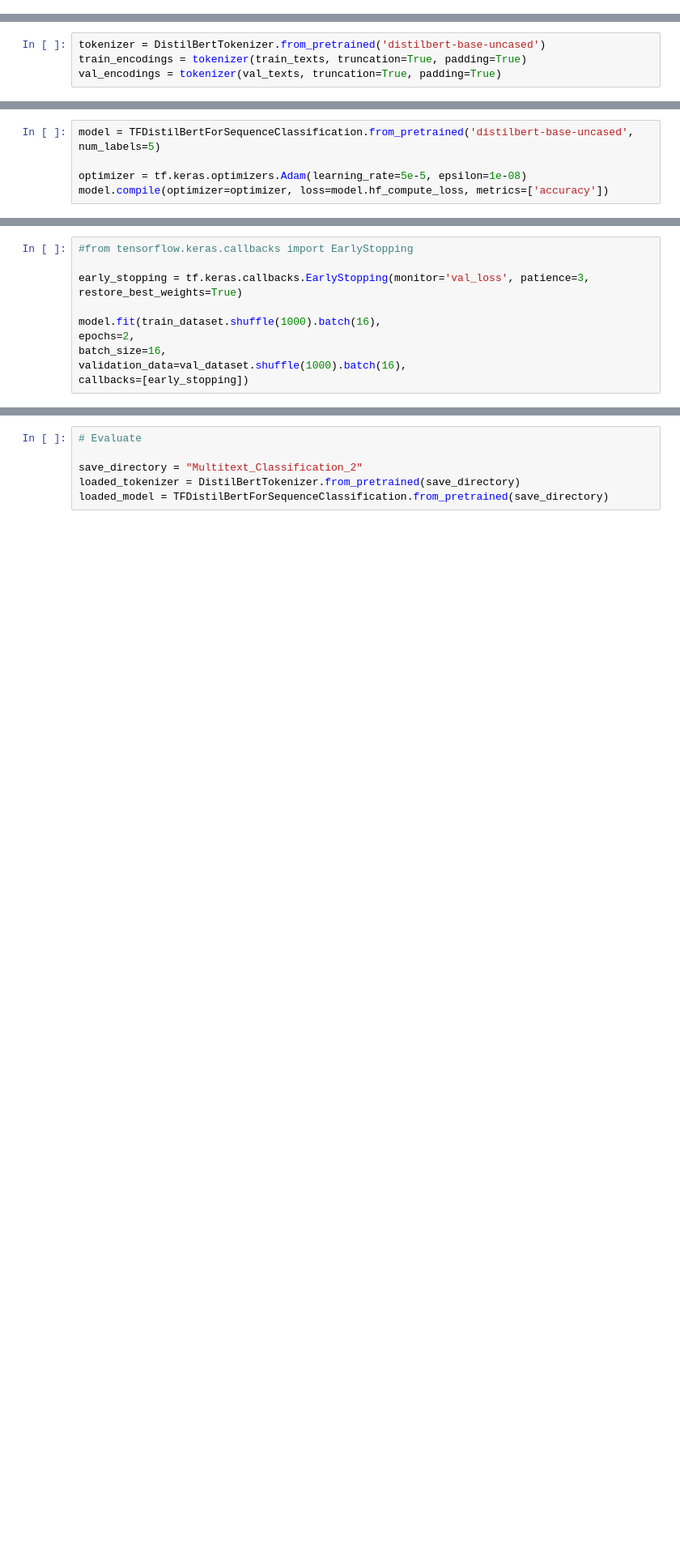
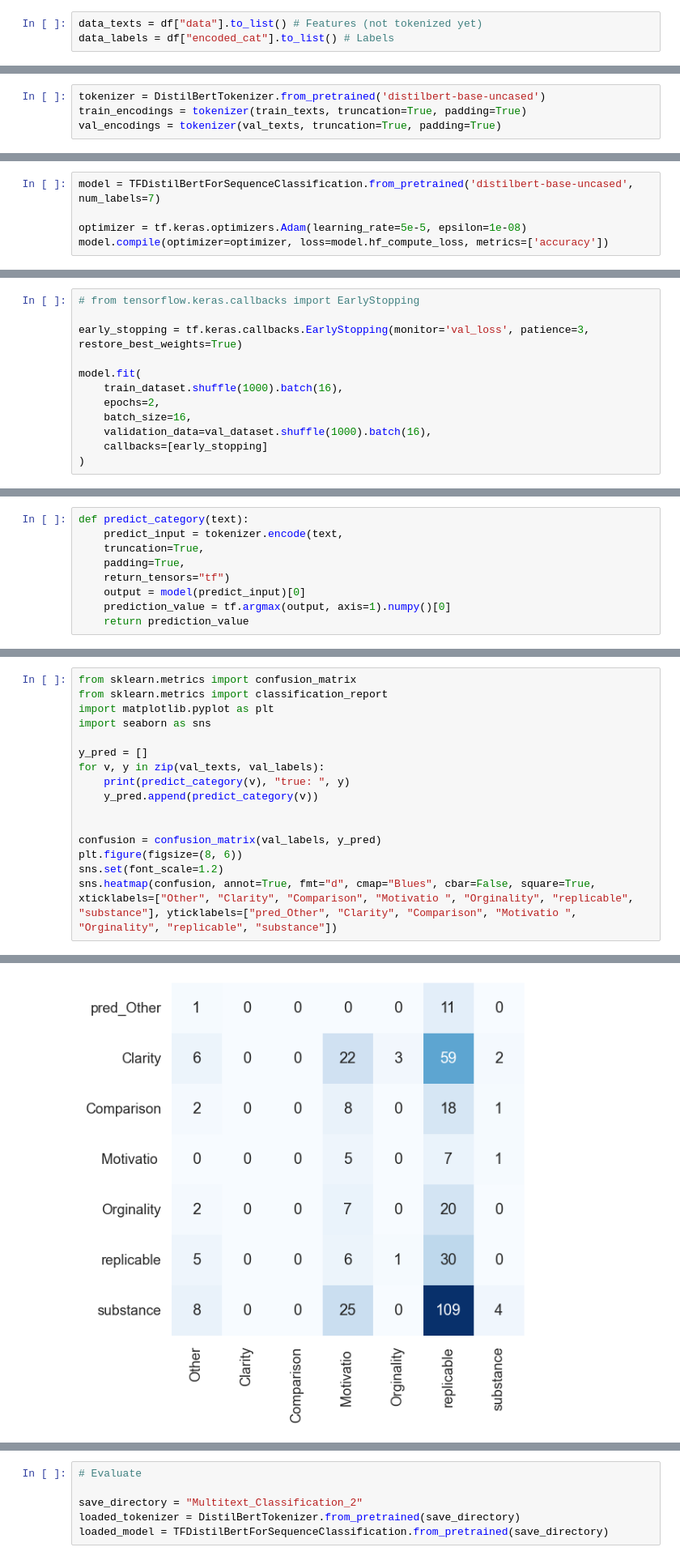
Before and after one commit to sukannyapurkayastha/DASP_report_template, a Jupyter notebook: backend/nlp/review_attention-attention/finetuning.ipynb, the cells around one changed output, grey strips where cells are left out. Shown at 81% size. Saved outputs shown, nothing was run; the diff lists cells and outputs as text; blank space fills up the shorter version.

```diff
--- a/backend/nlp/review_attention-attention/finetuning.ipynb
+++ b/backend/nlp/review_attention-attention/finetuning.ipynb
@@ -59,0 +90,3 @@ Error:
+# %%
+data_texts = df["data"].to_list() # Features (not tokenized yet)
+data_labels = df["encoded_cat"].to_list() # Labels
@@ -71,7 +127,7 @@ dict(val_encodings),
 val_labels
 ))
 # %%
-model = TFDistilBertForSequenceClassification.from_pretrained('distilbert-base-uncased', num_labels=5)
+model = TFDistilBertForSequenceClassification.from_pretrained('distilbert-base-uncased', num_labels=7)
 
 optimizer = tf.keras.optimizers.Adam(learning_rate=5e-5, epsilon=1e-08)
 model.compile(optimizer=optimizer, loss=model.hf_compute_loss, metrics=['accuracy'])
@@ -78,10 +140,12 @@ model.compile(optimizer=optimizer, loss=model.hf_compute_loss, metrics=['accurac
 # %%
-#from tensorflow.keras.callbacks import EarlyStopping
+# from tensorflow.keras.callbacks import EarlyStopping
 
 early_stopping = tf.keras.callbacks.EarlyStopping(monitor='val_loss', patience=3, restore_best_weights=True)
 
-model.fit(train_dataset.shuffle(1000).batch(16),
-epochs=2,
-batch_size=16,
-validation_data=val_dataset.shuffle(1000).batch(16),
-callbacks=[early_stopping])
+model.fit(
+    train_dataset.shuffle(1000).batch(16),
+    epochs=2,
+    batch_size=16,
+    validation_data=val_dataset.shuffle(1000).batch(16),
+    callbacks=[early_stopping]
+)
@@ -87,0 +192,9 @@ callbacks=[early_stopping])
+# %%
+def predict_category(text):
+    predict_input = tokenizer.encode(text,
+    truncation=True,
+    padding=True,
+    return_tensors="tf")
+    output = model(predict_input)[0]
+    prediction_value = tf.argmax(output, axis=1).numpy()[0]
+    return prediction_value
@@ -87,0 +205,18 @@ callbacks=[early_stopping])
+# %%
+from sklearn.metrics import confusion_matrix
+from sklearn.metrics import classification_report
+import matplotlib.pyplot as plt
+import seaborn as sns
+
+y_pred = []
+for v, y in zip(val_texts, val_labels):
+    print(predict_category(v), "true: ", y)
+    y_pred.append(predict_category(v))
+
+
+confusion = confusion_matrix(val_labels, y_pred)
+plt.figure(figsize=(8, 6))
+sns.set(font_scale=1.2)
+sns.heatmap(confusion, annot=True, fmt="d", cmap="Blues", cbar=False, square=True,
+xticklabels=["Other", "Clarity", "Comparison", "Motivatio ", "Orginality", "replicable", "substance"], yticklabels=["pred_Other", "Clarity", "Comparison", "Motivatio ", "Orginality", "replicable", "substance"])
+# %% [output]
@@ -88,2 +241,3 @@ callbacks=[early_stopping])
+[figure, added]
 # %%
 from tensorflow.keras.models import load_model
```
Also changed, not shown: parts of 13 cells of this notebook, 1 other file.
